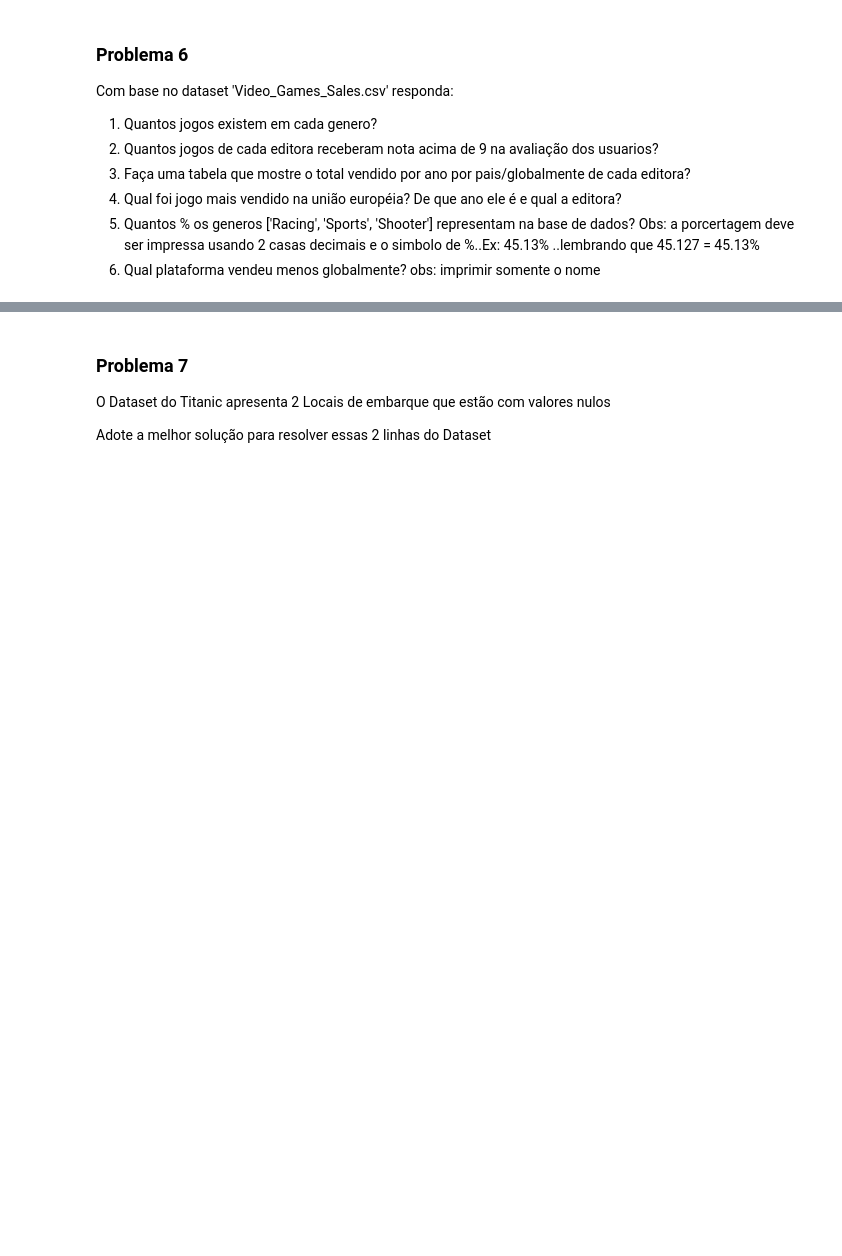
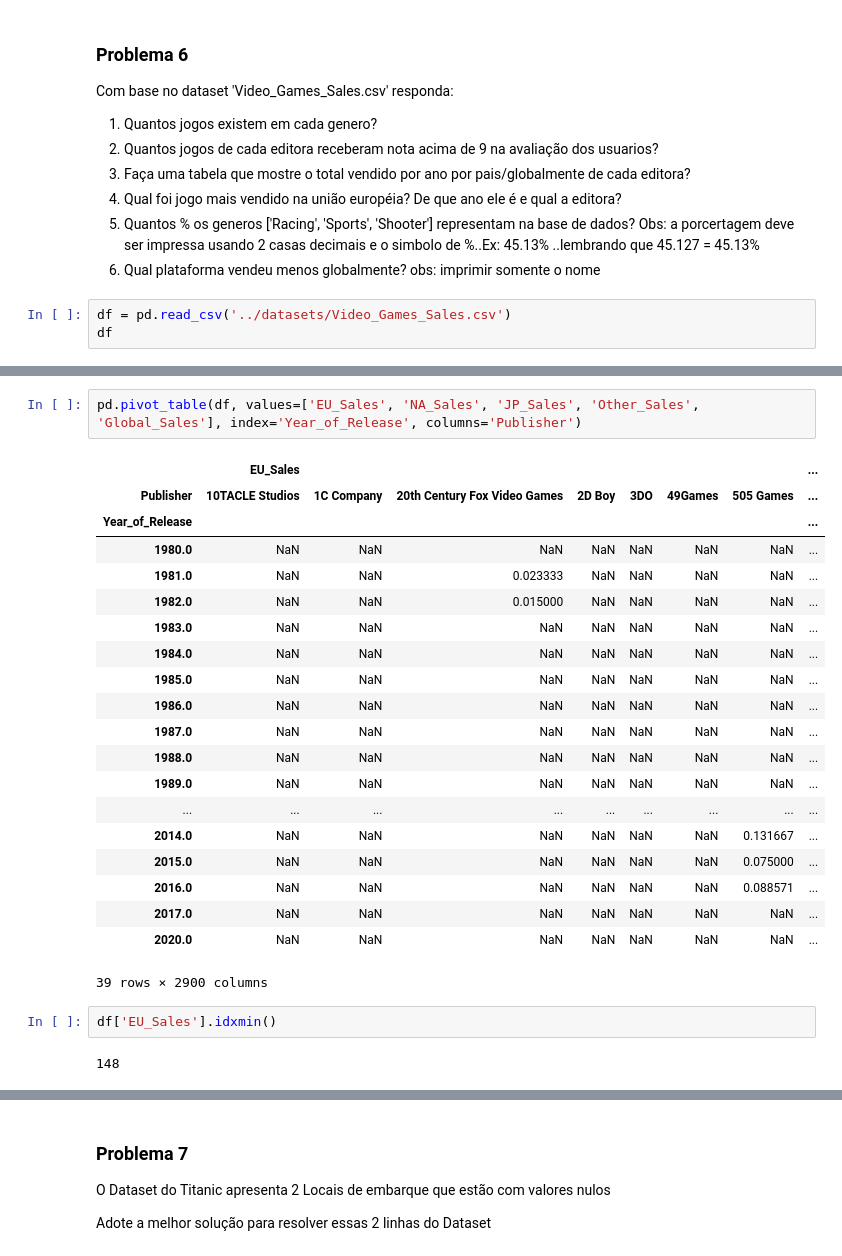
Before and after one commit to gustavolasmar/DS-Stone, a Jupyter notebook: notebooks/Aula 3 - Exercícios.ipynb, the cells around one changed output, grey strips where cells are left out. Cells and saved outputs as stored; diff of their text form; blank space fills up the shorter version.

```diff
--- a/notebooks/Aula 3 - Exercícios.ipynb
+++ b/notebooks/Aula 3 - Exercícios.ipynb
@@ -79,3 +484,6 @@ Com base no dataset 'Video_Games_Sales.csv' responda:
 4. Qual foi jogo mais vendido na união européia? De que ano ele é e qual a editora?
 5. Quantos % os generos ['Racing', 'Sports', 'Shooter'] representam na base de dados? Obs: a porcertagem deve ser impressa usando 2 casas decimais e o simbolo de %..Ex: 45.13% ..lembrando que 45.127 = 45.13%
 6. Qual plataforma vendeu menos globalmente? obs: imprimir somente o nome
+# %%
+df = pd.read_csv('../datasets/Video_Games_Sales.csv')
+df
@@ -81,0 +569,27 @@ Com base no dataset 'Video_Games_Sales.csv' responda:
+# %%
+pd.pivot_table(df, values=['EU_Sales', 'NA_Sales', 'JP_Sales', 'Other_Sales', 'Global_Sales'], index='Year_of_Release', columns='Publisher')
+# %% [output]
+|  | EU_Sales |  |  |  |  |  |  | ... |
+| Publisher | 10TACLE Studios | 1C Company | 20th Century Fox Video Games | 2D Boy | 3DO | 49Games | 505 Games | ... |
+| Year_of_Release |  |  |  |  |  |  |  | ... |
+| 1980.0 | NaN | NaN | NaN | NaN | NaN | NaN | NaN | ... |
+| 1981.0 | NaN | NaN | 0.023333 | NaN | NaN | NaN | NaN | ... |
+| 1982.0 | NaN | NaN | 0.015000 | NaN | NaN | NaN | NaN | ... |
+| 1983.0 | NaN | NaN | NaN | NaN | NaN | NaN | NaN | ... |
+| 1984.0 | NaN | NaN | NaN | NaN | NaN | NaN | NaN | ... |
+| 1985.0 | NaN | NaN | NaN | NaN | NaN | NaN | NaN | ... |
+| 1986.0 | NaN | NaN | NaN | NaN | NaN | NaN | NaN | ... |
+| 1987.0 | NaN | NaN | NaN | NaN | NaN | NaN | NaN | ... |
+| 1988.0 | NaN | NaN | NaN | NaN | NaN | NaN | NaN | ... |
+| 1989.0 | NaN | NaN | NaN | NaN | NaN | NaN | NaN | ... |
+| ... | ... | ... | ... | ... | ... | ... | ... | ... |
+| 2014.0 | NaN | NaN | NaN | NaN | NaN | NaN | 0.131667 | ... |
+| 2015.0 | NaN | NaN | NaN | NaN | NaN | NaN | 0.075000 | ... |
+| 2016.0 | NaN | NaN | NaN | NaN | NaN | NaN | 0.088571 | ... |
+| 2017.0 | NaN | NaN | NaN | NaN | NaN | NaN | NaN | ... |
+| 2020.0 | NaN | NaN | NaN | NaN | NaN | NaN | NaN | ... |
+39 rows × 2900 columns
+# %%
+df['EU_Sales'].idxmin()
+# %% [output]
+148
```
Also changed, not shown: parts of 85 cells of this notebook.
